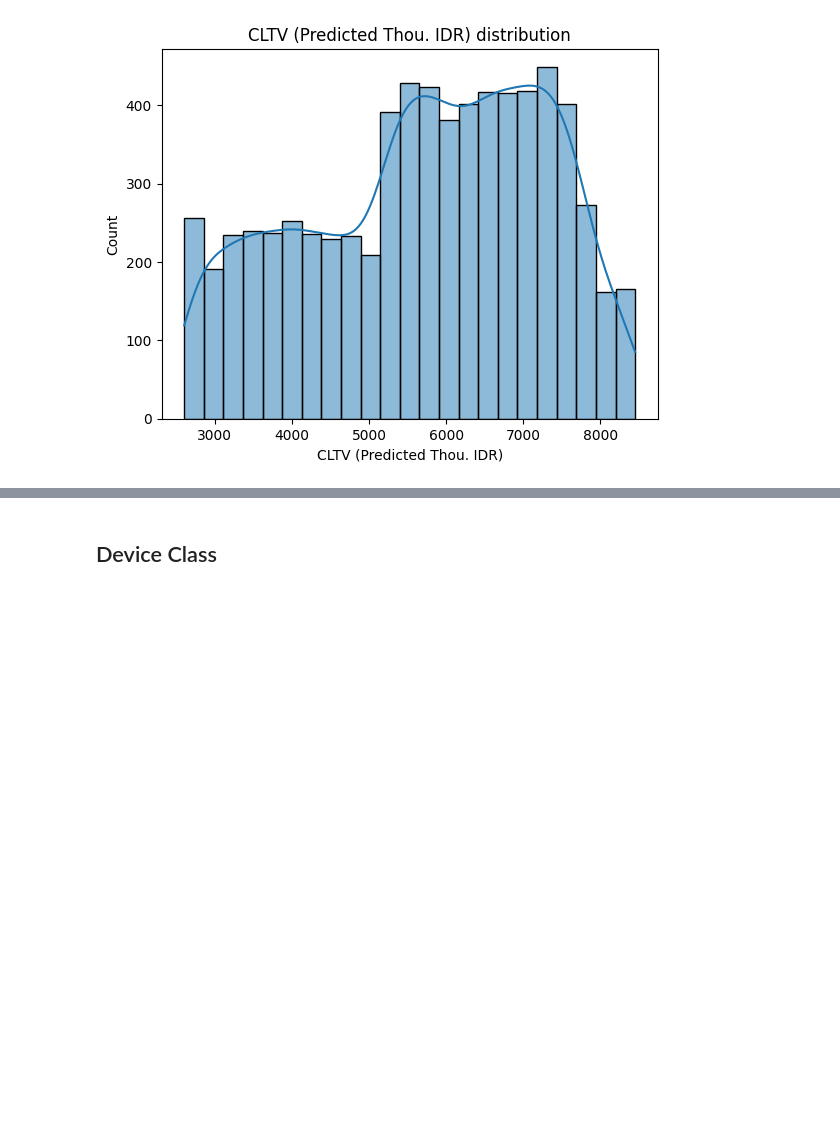
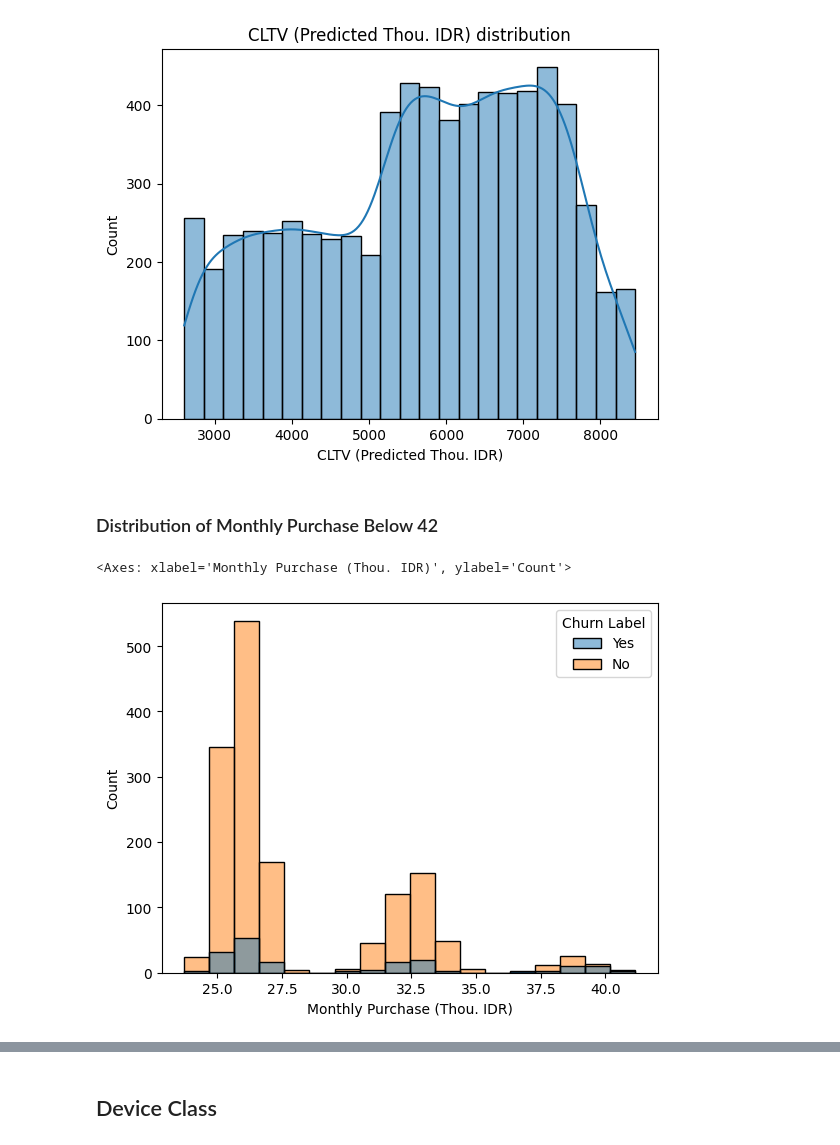
Before and after one commit to marcellinus-witarsah/data-challenge-dsw-2023, a Jupyter notebook: notebooks/03_churn_model.ipynb, the cells around one changed output, grey strips where cells are left out. Cells and saved outputs as stored; diff of their text form; code cells hidden in the pictures; blank space fills up the shorter version.

```diff
--- a/notebooks/03_churn_model.ipynb
+++ b/notebooks/03_churn_model.ipynb
@@ -90,3 +78,10 @@ for c in df.select_dtypes(include=[int, float]):
 [figure]
 [figure]
 [figure]
+# %% [markdown]
+### Distribution of Monthly Purchase Below 42
+# %%
+sns.histplot(data=df[df["Monthly Purchase (Thou. IDR)"] <= 42], x="Monthly Purchase (Thou. IDR)", hue="Churn Label")
+# %% [output]
+<Axes: xlabel='Monthly Purchase (Thou. IDR)', ylabel='Count'>
+[figure, added]
```
Also changed, not shown: parts of 19 cells of this notebook.
